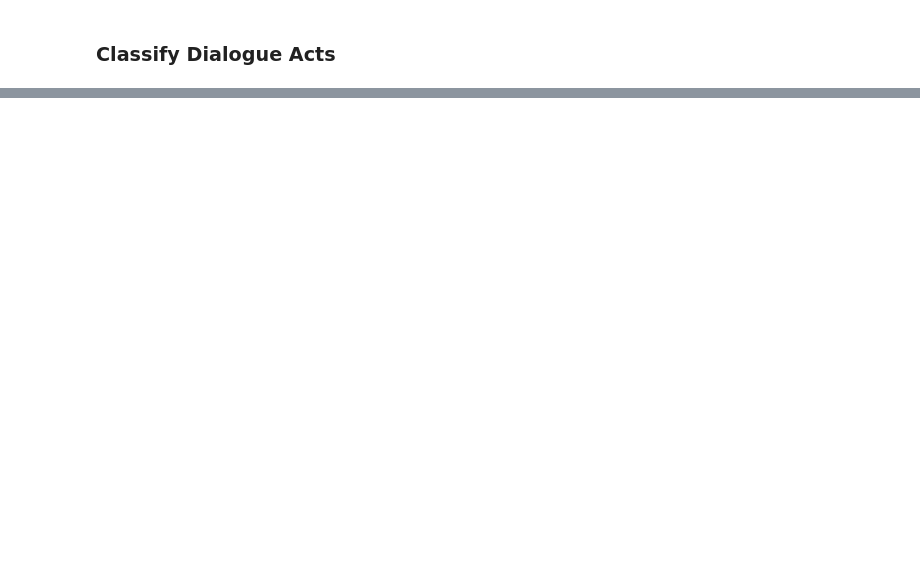
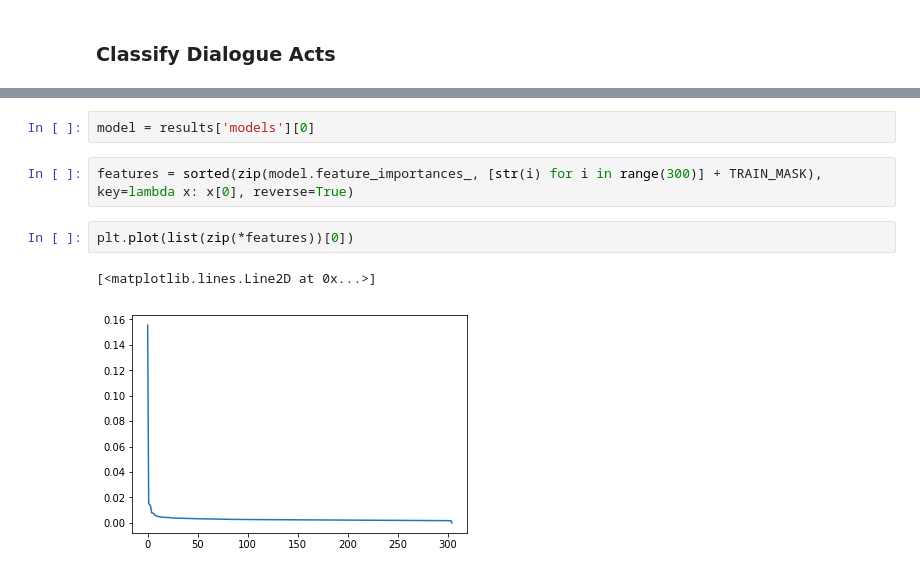
Before and after one commit to Ryanglambert/chatty, a Jupyter notebook: research/daily_dialogue/EDA-Word2Vec.ipynb, the cells around one changed output, grey strips where cells are left out. Cells and saved outputs as stored; diff of their text form; blank space fills up the shorter version.

```diff
--- a/research/daily_dialogue/EDA-Word2Vec.ipynb
+++ b/research/daily_dialogue/EDA-Word2Vec.ipynb
@@ -43,0 +173,9 @@ Is first utterance?
+# %%
+model = results['models'][0]
+# %%
+features = sorted(zip(model.feature_importances_, [str(i) for i in range(300)] + TRAIN_MASK), key=lambda x: x[0], reverse=True)
+# %%
+plt.plot(list(zip(*features))[0])
+# %% [output]
+[<matplotlib.lines.Line2D at 0x...>]
+[figure, added]
```
Also changed, not shown: parts of 26 cells of this notebook, 1 other file.
